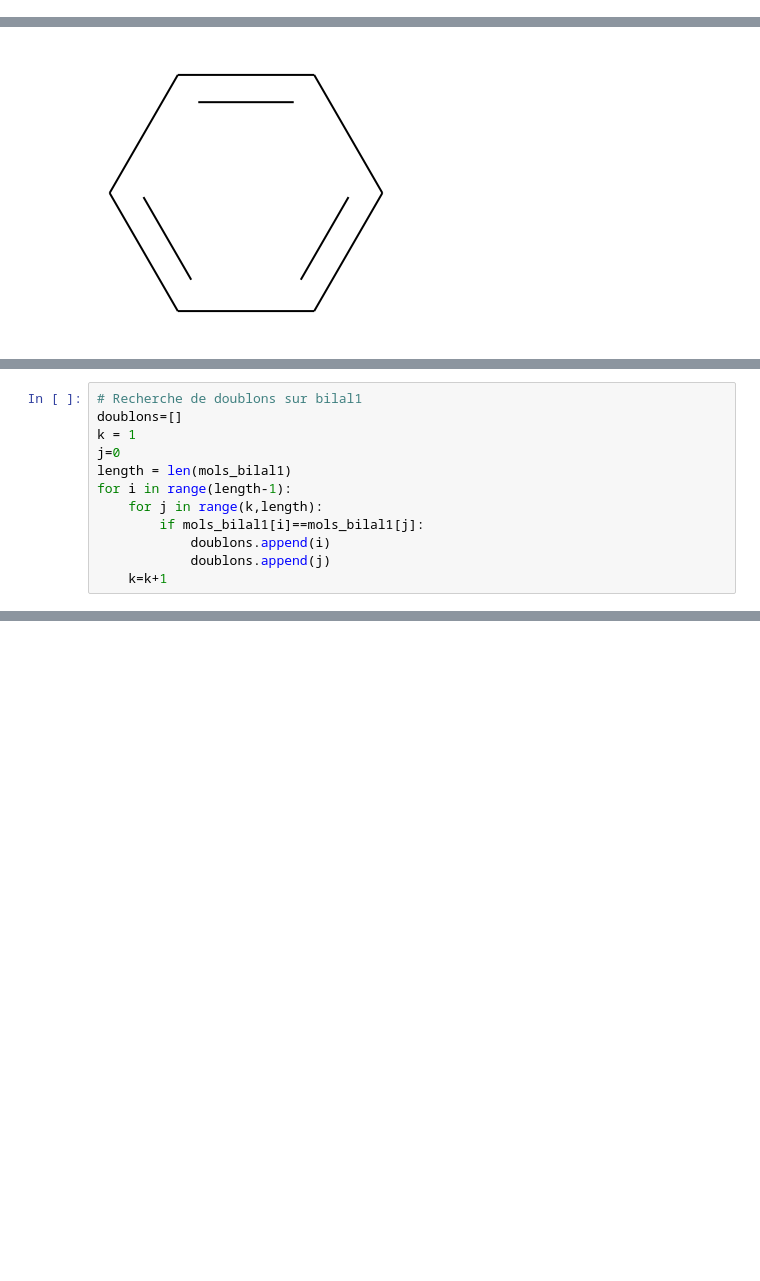
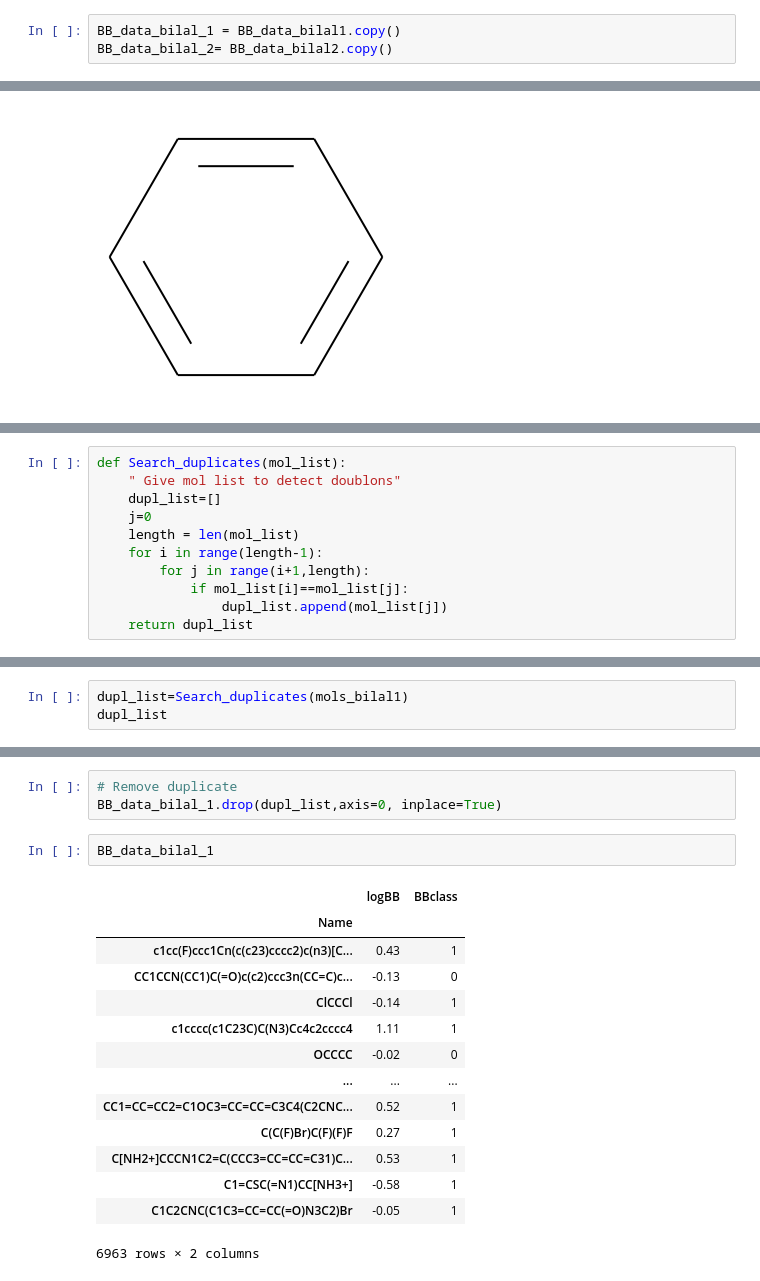
Before and after one commit to nguessaubin/BBB_prediction, a Jupyter notebook: BB_project.ipynb, the cells around one changed output, grey strips where cells are left out. Drawn from its saved outputs; the diff is of its cells as text; blank space fills up the shorter version.

Commit message:
Gestion des doublons

```diff
--- a/BB_project.ipynb
+++ b/BB_project.ipynb
@@ -90,0 +15,3 @@ mols_bilal2
+# %%
+BB_data_bilal_1 = BB_data_bilal1.copy()
+BB_data_bilal_2= BB_data_bilal2.copy()
@@ -128,12 +57,11 @@ img2
 # %%
-# Recherche de doublons sur bilal1
-doublons=[]
-k = 1
-j=0
-length = len(mols_bilal1)
-for i in range(length-1):
-    for j in range(k,length):
-        if mols_bilal1[i]==mols_bilal1[j]:
-            doublons.append(i)
-            doublons.append(j)
-    k=k+1
+def Search_duplicates(mol_list):
+    " Give mol list to detect doublons"
+    dupl_list=[]
+    j=0
+    length = len(mol_list)
+    for i in range(length-1):
+        for j in range(i+1,length):
+            if mol_list[i]==mol_list[j]:
+                dupl_list.append(mol_list[j])
+    return dupl_list
@@ -182,0 +70,3 @@ doublons_
+# %%
+dupl_list=Search_duplicates(mols_bilal1)
+dupl_list
@@ -182,0 +111,20 @@ doublons_
+# %%
+# Remove duplicate
+BB_data_bilal_1.drop(dupl_list,axis=0, inplace=True)
+# %%
+BB_data_bilal_1
+# %% [output]
+|  | logBB | BBclass |
+| Name |  |  |
+| c1cc(F)ccc1Cn(c(c23)cccc2)c(n3)[C... | 0.43 | 1 |
+| CC1CCN(CC1)C(=O)c(c2)ccc3n(CC=C)c... | -0.13 | 0 |
+| ClCCCl | -0.14 | 1 |
+| c1cccc(c1C23C)C(N3)Cc4c2cccc4 | 1.11 | 1 |
+| OCCCC | -0.02 | 0 |
+| ... | ... | ... |
+| CC1=CC=CC2=C1OC3=CC=CC=C3C4(C2CNC... | 0.52 | 1 |
+| C(C(F)Br)C(F)(F)F | 0.27 | 1 |
+| C[NH2+]CCCN1C2=C(CCC3=CC=CC=C31)C... | 0.53 | 1 |
+| C1=CSC(=N1)CC[NH3+] | -0.58 | 1 |
+| C1C2CNC(C1C3=CC=CC(=O)N3C2)Br | -0.05 | 1 |
+6963 rows × 2 columns
```
Also changed, not shown: parts of 22 cells of this notebook.
